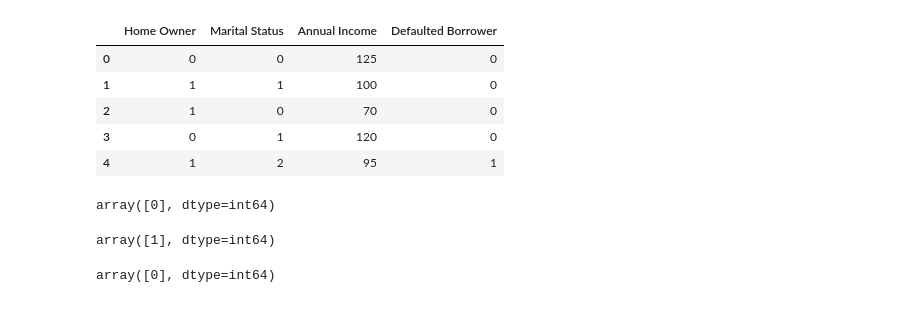
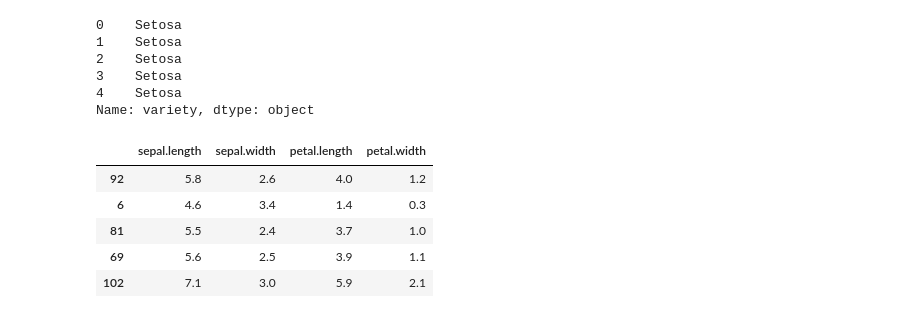
Before and after one commit to AswinP2711/Data-Science-Lab, a Jupyter notebook: 6_Decision_tree.ipynb, the cells around one changed output. Saved outputs shown, nothing was run; the diff lists cells and outputs as text; code cells hidden in the pictures.

```diff
--- a/6_Decision_tree.ipynb
+++ b/6_Decision_tree.ipynb
@@ -5,5 +9,5 @@ import matplotlib.pyplot as plt
 from sklearn import tree
 # %%
-file=pd.read_csv('loan.csv')
-file.head()
+data=pd.read_csv('iris.csv')
+data.head()
 # %% [output]
@@ -96,0 +20,3 @@ print(r)
+# %%
+x=data.iloc[:,:4]
+x.head()
@@ -97,21 +30,21 @@ print(r)
+# %%
+y=data.iloc[:,-1]
+y.head()
+# %% [output]
+0    Setosa
+1    Setosa
+2    Setosa
+3    Setosa
+4    Setosa
+Name: variety, dtype: object
+# %%
+x_train,x_test,y_train,y_test=train_test_split(x,y,train_size=0.20)
 # %%
-file.head()
+x_train.head()
 # %% [output]
-|  | Home Owner | Marital Status | Annual Income | Defaulted Borrower |
-| 0 | 0 | 0 | 125 | 0 |
-| 1 | 1 | 1 | 100 | 0 |
-| 2 | 1 | 0 | 70 | 0 |
-| 3 | 0 | 1 | 120 | 0 |
-| 4 | 1 | 2 | 95 | 1 |
+|  | sepal.length | sepal.width | petal.length | petal.width |
+| 92 | 5.8 | 2.6 | 4.0 | 1.2 |
+| 6 | 4.6 | 3.4 | 1.4 | 0.3 |
+| 81 | 5.5 | 2.4 | 3.7 | 1.0 |
+| 69 | 5.6 | 2.5 | 3.9 | 1.1 |
+| 102 | 7.1 | 3.0 | 5.9 | 2.1 |
-# %%
-model.predict([[0,0,200]])
-# %% [output]
-array([0], dtype=int64)
-# %%
-model.predict([[1,0,200]])
-# %% [output]
-array([1], dtype=int64)
-# %%
-model.predict([[1,1,200]])
-# %% [output]
-array([0], dtype=int64)
```
Also changed, not shown: parts of 20 cells of this notebook, 5 other files.
